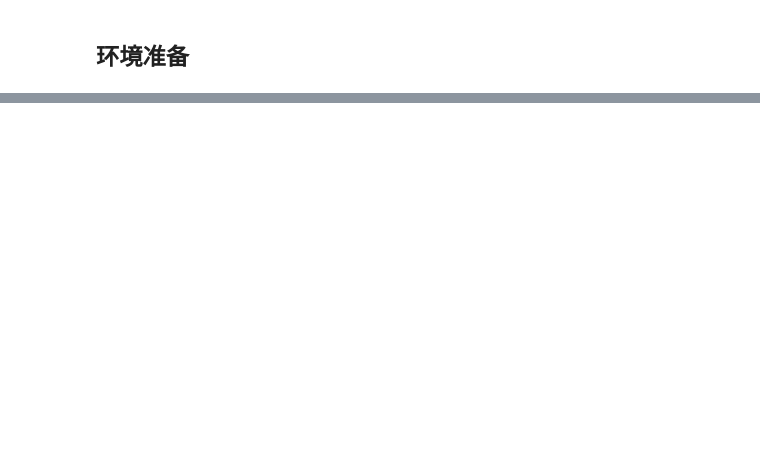
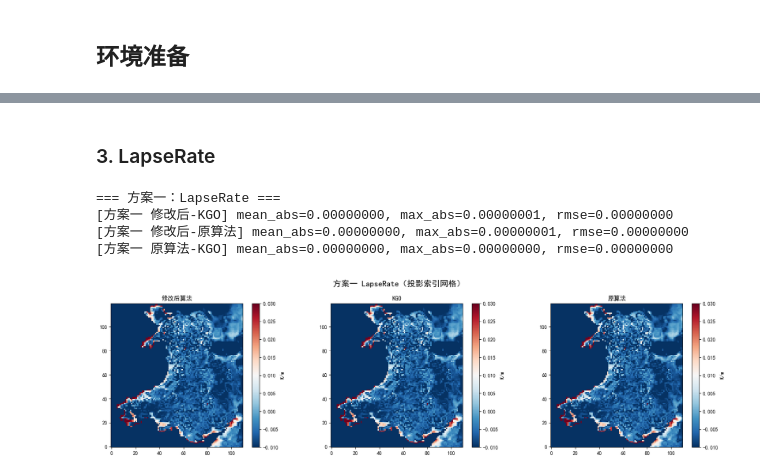
Before and after one commit to guoyunqian/NIMM_pip_repos, a Jupyter notebook: 00temp/orographic_temperature_downscaling/nbs/lapse_rate.ipynb, the cells around one changed output, grey strips where cells are left out. Drawn from its saved outputs; the diff is of its cells as text; code cells hidden in the pictures; blank space fills up the shorter version.

```diff
--- a/00temp/orographic_temperature_downscaling/nbs/lapse_rate.ipynb
+++ b/00temp/orographic_temperature_downscaling/nbs/lapse_rate.ipynb
@@ -764,0 +321,21 @@ plt.show()
+# %% [markdown]
+### 3. LapseRate
+# %%
+print("=== 方案一：LapseRate ===")
+lapse_modified_s1 = LapseRate()(lapse_temperature_meb, lapse_orog_meb, lapse_mask_meb)
+lapse_kgo_s1 = load_primary_dataarray(LAPSE_DATA_DIR / "kgo.nc", "air_temperature_lapse_rate")
+lapse_original_s1 = load_primary_dataarray(LAPSE_DATA_DIR / "original_lapse_rate_result.nc", "air_temperature_lapse_rate")
+
+compare_stats(lapse_modified_s1, lapse_kgo_s1, "方案一 修改后-KGO")
+compare_stats(lapse_modified_s1, lapse_original_s1, "方案一 修改后-原算法")
+compare_stats(lapse_original_s1, lapse_kgo_s1, "方案一 原算法-KGO")
+plot_compare_triplet(
+    lapse_modified_s1, lapse_kgo_s1, lapse_original_s1,
+    title="方案一 LapseRate（投影索引网格）", cmap="RdBu_r", unit="K/m", vmin=-0.01, vmax=0.03,
+)
+# %% [output]
+=== 方案一：LapseRate ===
+[方案一 修改后-KGO] mean_abs=0.00000000, max_abs=0.00000001, rmse=0.00000000
+[方案一 修改后-原算法] mean_abs=0.00000000, max_abs=0.00000001, rmse=0.00000000
+[方案一 原算法-KGO] mean_abs=0.00000000, max_abs=0.00000000, rmse=0.00000000
+[figure, added]
```
Also changed, not shown: parts of 47 cells of this notebook, 25 other files.
